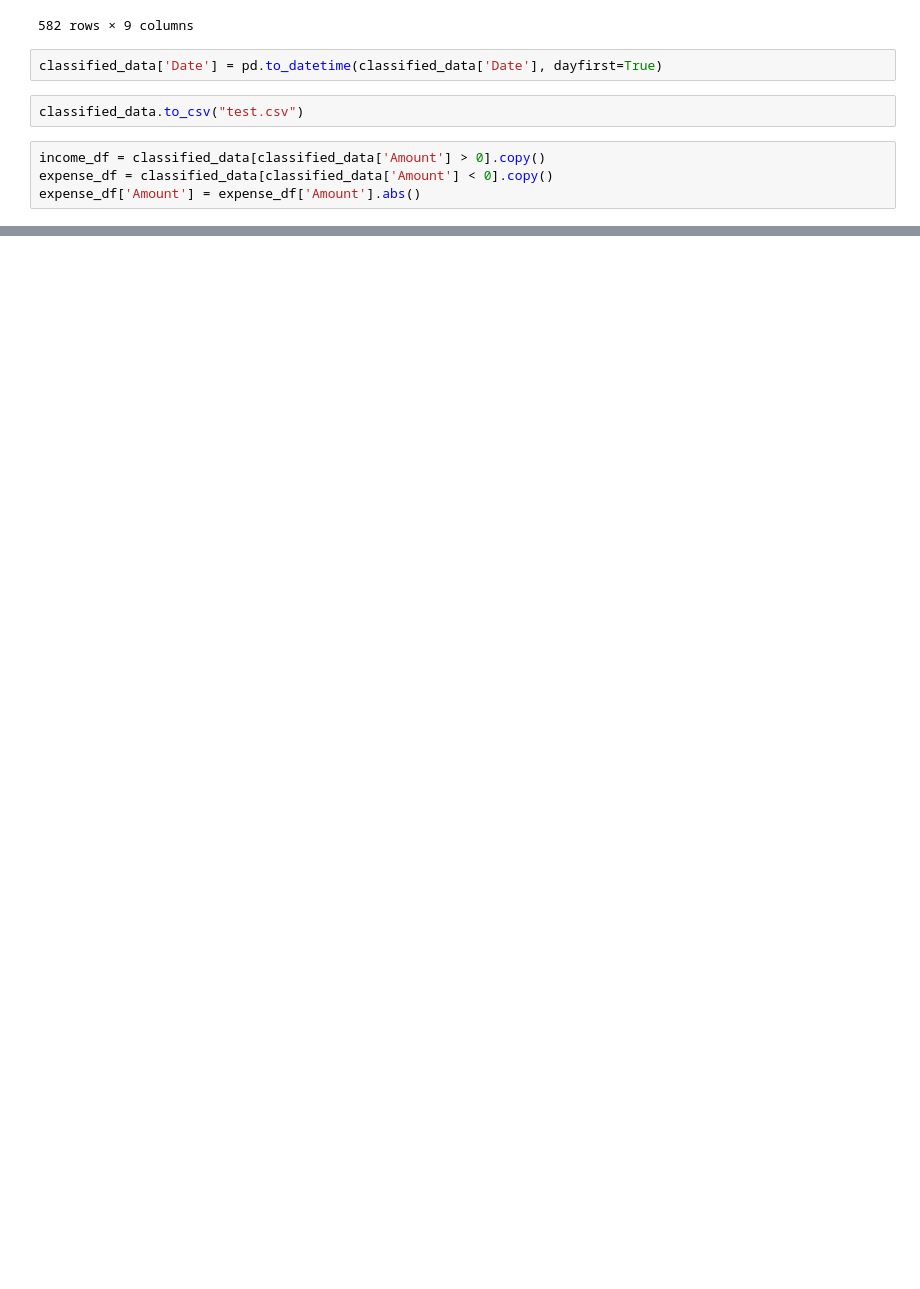
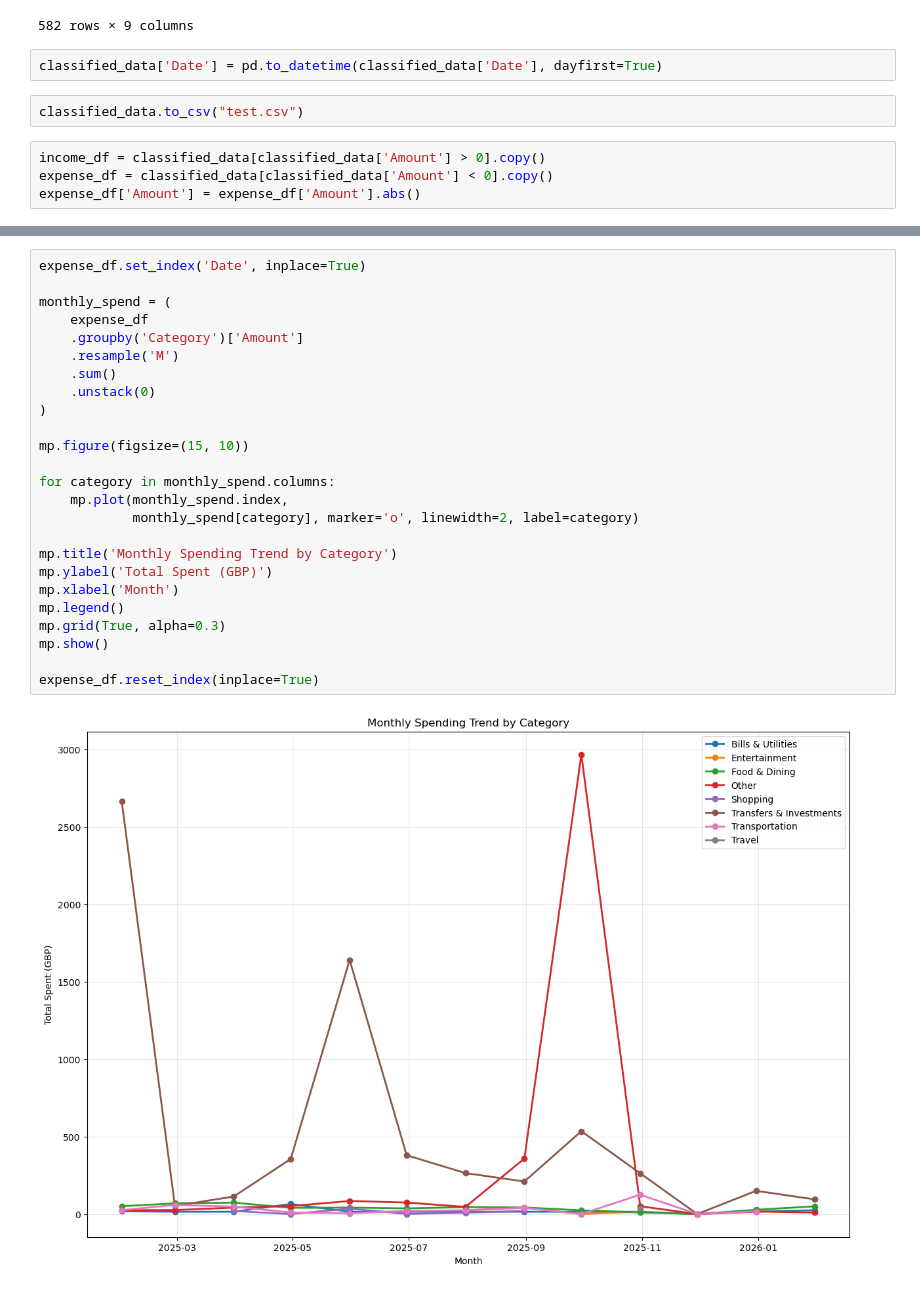
Before and after one commit to NeoArcturus/BudAI---Personal-Financing-AI-Agent-and-Analyser, a Jupyter notebook: analyser/test.ipynb, the cells around one changed output, grey strips where cells are left out. Saved outputs shown, nothing was run; the diff lists cells and outputs as text; blank space fills up the shorter version.

```diff
--- a/analyser/test.ipynb
+++ b/analyser/test.ipynb
@@ -131,3 +135,30 @@ classified_data.head(20)
 | 17 | 2026-01-02 | -18.00 | GBP | Sent money to ARNAV MISHRA | NaN | NaN | DEBIT | ... |
 | 18 | 2026-01-02 | -72.22 | GBP | Sent money to Siddharth Rathod | Splitwise Bill | NaN | DEBIT | ... |
 | 19 | 2026-01-02 | 170.23 | GBP | Received money from Abhishek Misr... | from Papa | NaN | CREDIT | ... |
+# %%
+expense_df.set_index('Date', inplace=True)
+
+monthly_spend = (
+    expense_df
+    .groupby('Category')['Amount']
+    .resample('M')
+    .sum()
+    .unstack(0)
+)
+
+mp.figure(figsize=(15, 10))
+
+for category in monthly_spend.columns:
+    mp.plot(monthly_spend.index,
+            monthly_spend[category], marker='o', linewidth=2, label=category)
+
+mp.title('Monthly Spending Trend by Category')
+mp.ylabel('Total Spent (GBP)')
+mp.xlabel('Month')
+mp.legend()
+mp.grid(True, alpha=0.3)
+mp.show()
+
+expense_df.reset_index(inplace=True)
+# %% [output]
+[figure, added]
```
Also changed, not shown: parts of 4 cells of this notebook, 4 other files.
